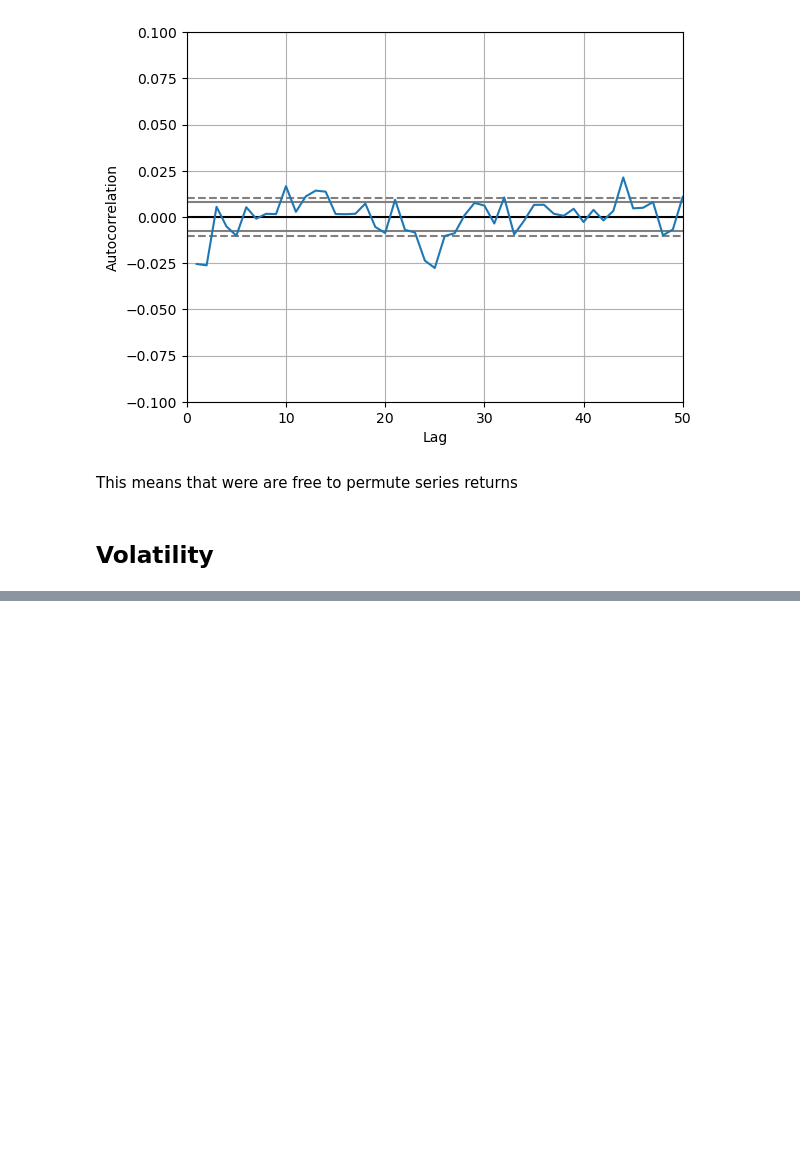
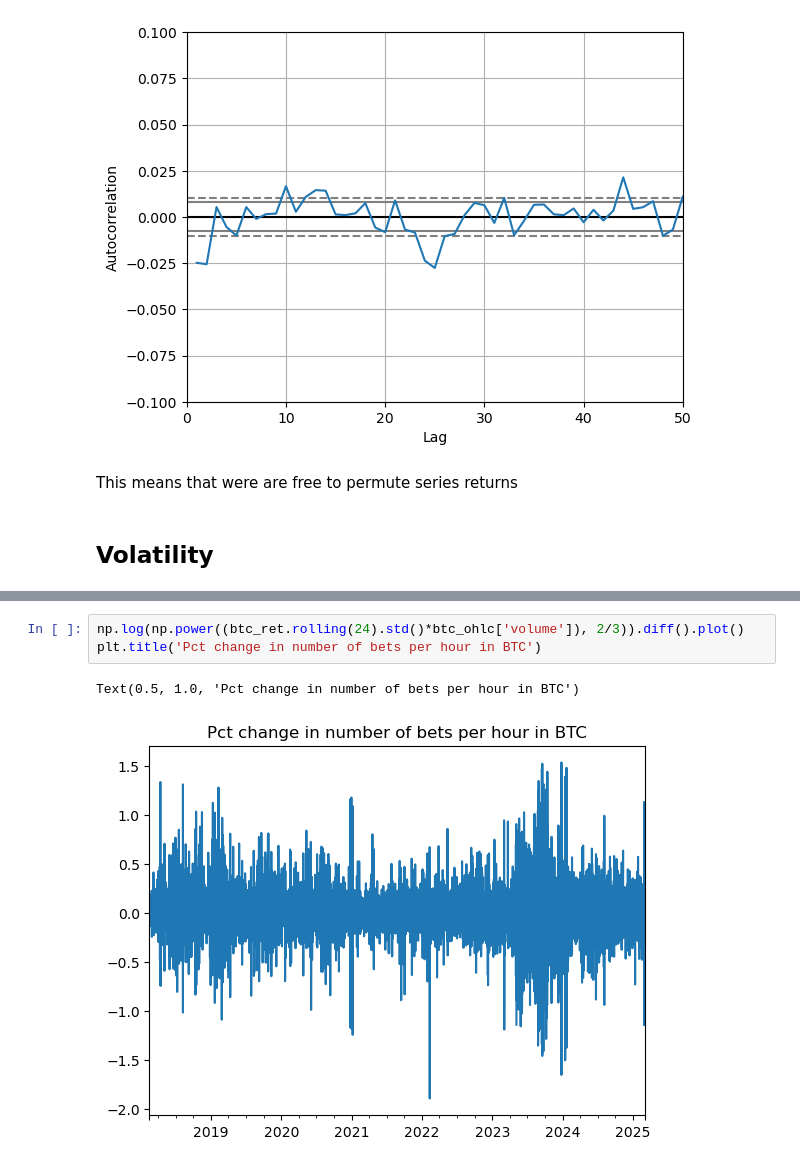
Before and after one commit to jofu-tofu/Trading-Bot, a Jupyter notebook: Uncon Backtest/BTC Testinng/btc_eda.ipynb, the cells around one changed output, grey strips where cells are left out. Saved outputs shown, nothing was run; the diff lists cells and outputs as text; blank space fills up the shorter version.

```diff
--- a/Uncon Backtest/BTC Testinng/btc_eda.ipynb
+++ b/Uncon Backtest/BTC Testinng/btc_eda.ipynb
@@ -88,0 +84,6 @@ Freq: h, Name: close, Length: 61891, dtype: float64
+# %%
+np.log(np.power((btc_ret.rolling(24).std()*btc_ohlc['volume']), 2/3)).diff().plot()
+plt.title('Pct change in number of bets per hour in BTC')
+# %% [output]
+Text(0.5, 1.0, 'Pct change in number of bets per hour in BTC')
+[figure, added]
```
Also changed, not shown: parts of 10 cells of this notebook, 7 other files.
